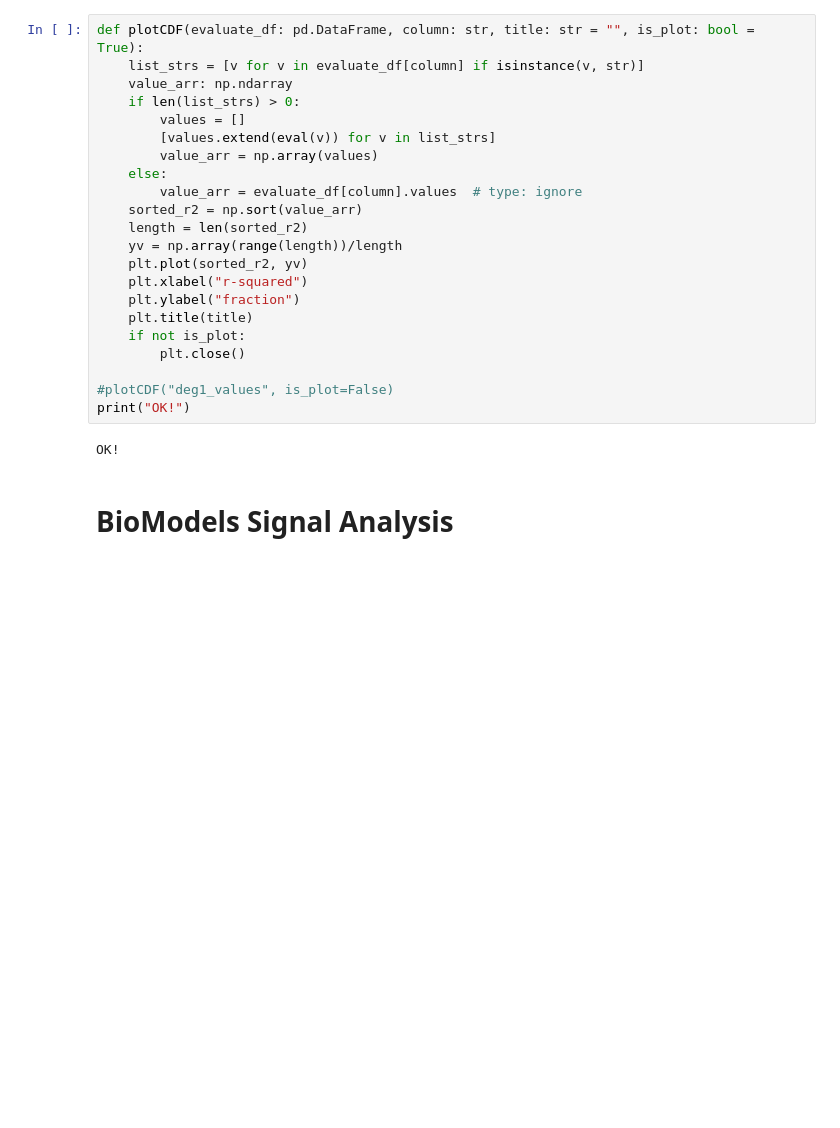
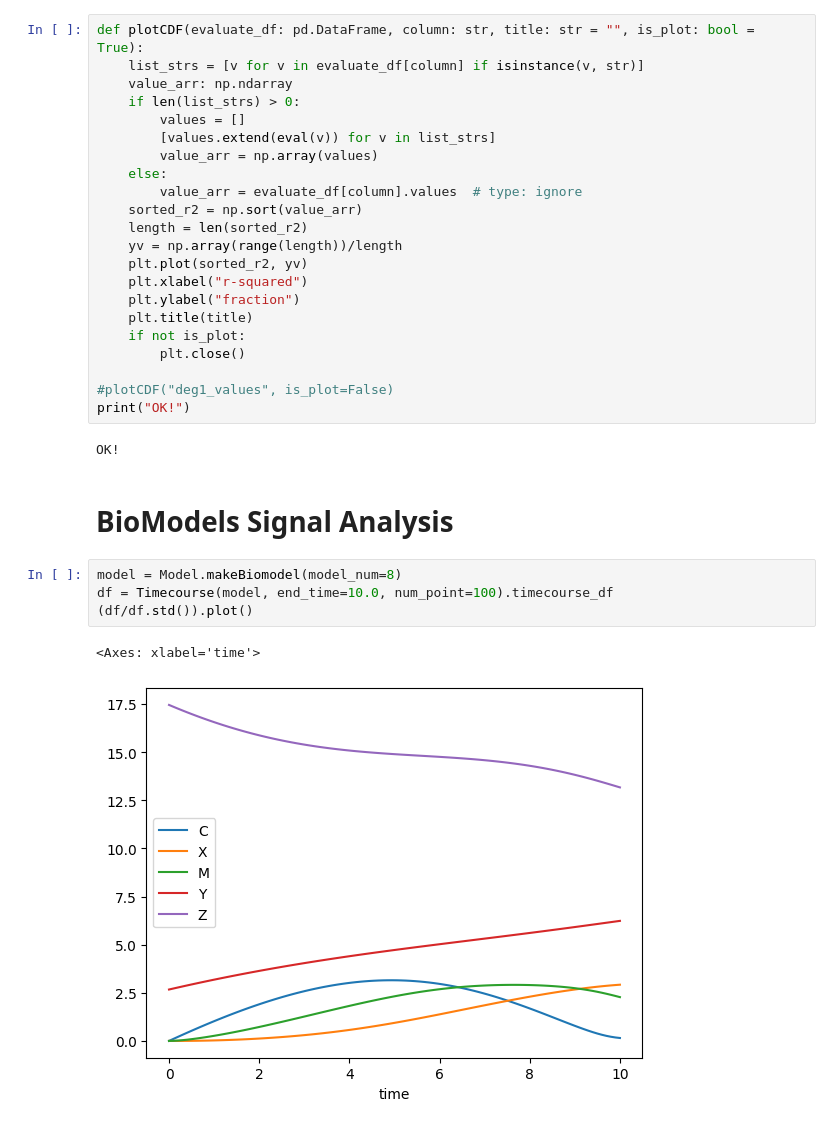
Before and after one commit to ModelEngineering/linearity_analysis, a Jupyter notebook: notebooks/change_point.ipynb, the cells around one changed output. Saved outputs shown, nothing was run; the diff lists cells and outputs as text; blank space fills up the shorter version.

```diff
--- a/notebooks/change_point.ipynb
+++ b/notebooks/change_point.ipynb
@@ -73,4 +73,11 @@ print("OK!")
 OK!
 # %% [markdown]
 # BioModels Signal Analysis
+# %%
+model = Model.makeBiomodel(model_num=8)
+df = Timecourse(model, end_time=10.0, num_point=100).timecourse_df
+(df/df.std()).plot()
+# %% [output]
+<Axes: xlabel='time'>
+[figure, added]
 # %%
```
Also changed, not shown: parts of 1 cell of this notebook, 3 other files.
